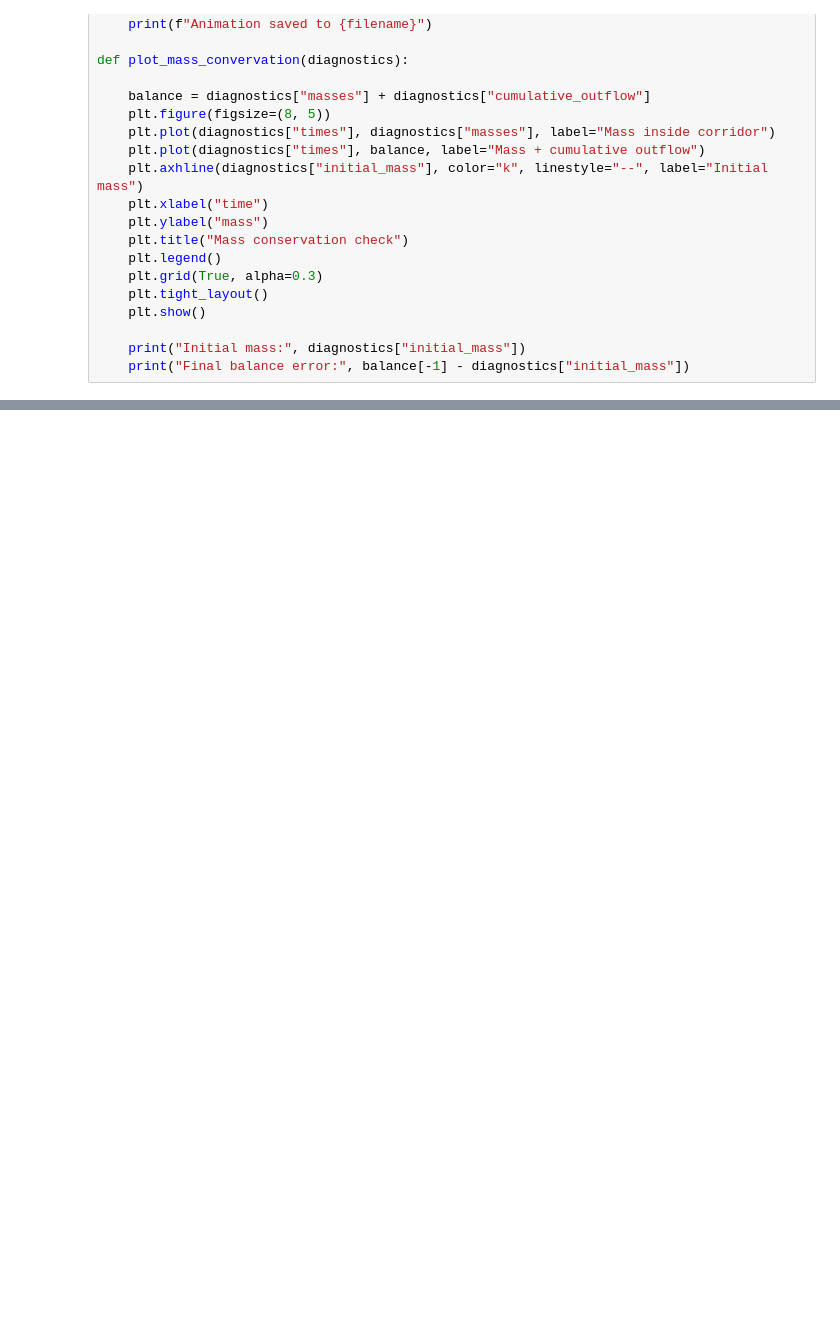
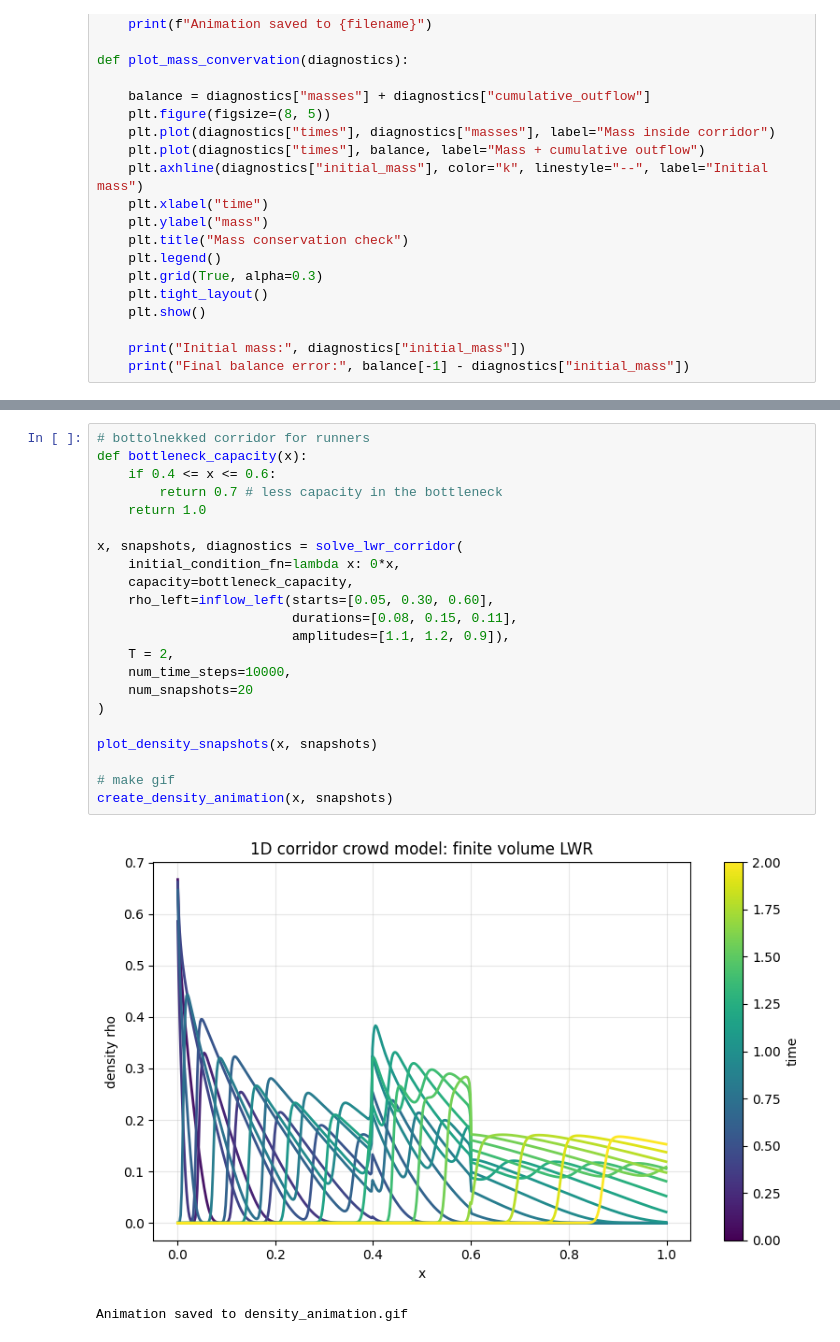
Before and after one commit to margheritabonan/Crowd-Modelling, a Jupyter notebook: crowd_modelling.ipynb, the cells around one changed output, grey strips where cells are left out. Saved outputs shown, nothing was run; the diff lists cells and outputs as text; blank space fills up the shorter version.

```diff
--- a/crowd_modelling.ipynb
+++ b/crowd_modelling.ipynb
@@ -265,3 +302,28 @@ plot_density_snapshots(x, snaps, title="1D corridor crowd model, time-dependent
+# %%
+# bottolnekked corridor for runners
+def bottleneck_capacity(x):
+    if 0.4 <= x <= 0.6:
+        return 0.7 # less capacity in the bottleneck
+    return 1.0
+
+x, snapshots, diagnostics = solve_lwr_corridor(
+    initial_condition_fn=lambda x: 0*x,
+    capacity=bottleneck_capacity,
+    rho_left=inflow_left(starts=[0.05, 0.30, 0.60],
+                         durations=[0.08, 0.15, 0.11],
+                         amplitudes=[1.1, 1.2, 0.9]),
+    T = 2,
+    num_time_steps=10000,
+    num_snapshots=20
+)
+
+plot_density_snapshots(x, snapshots)
+
+# make gif
+create_density_animation(x, snapshots)
+# %% [output]
+[figure, added]
+Animation saved to density_animation.gif
 # %%
 # density only on first half of the corridor, free outflow on the right, no inflow on the left
 initial_density_shock = lambda x: np.where(x < 0.5, 0.8, 0.0)
```
Also changed, not shown: parts of 8 cells of this notebook, 2 other files.
